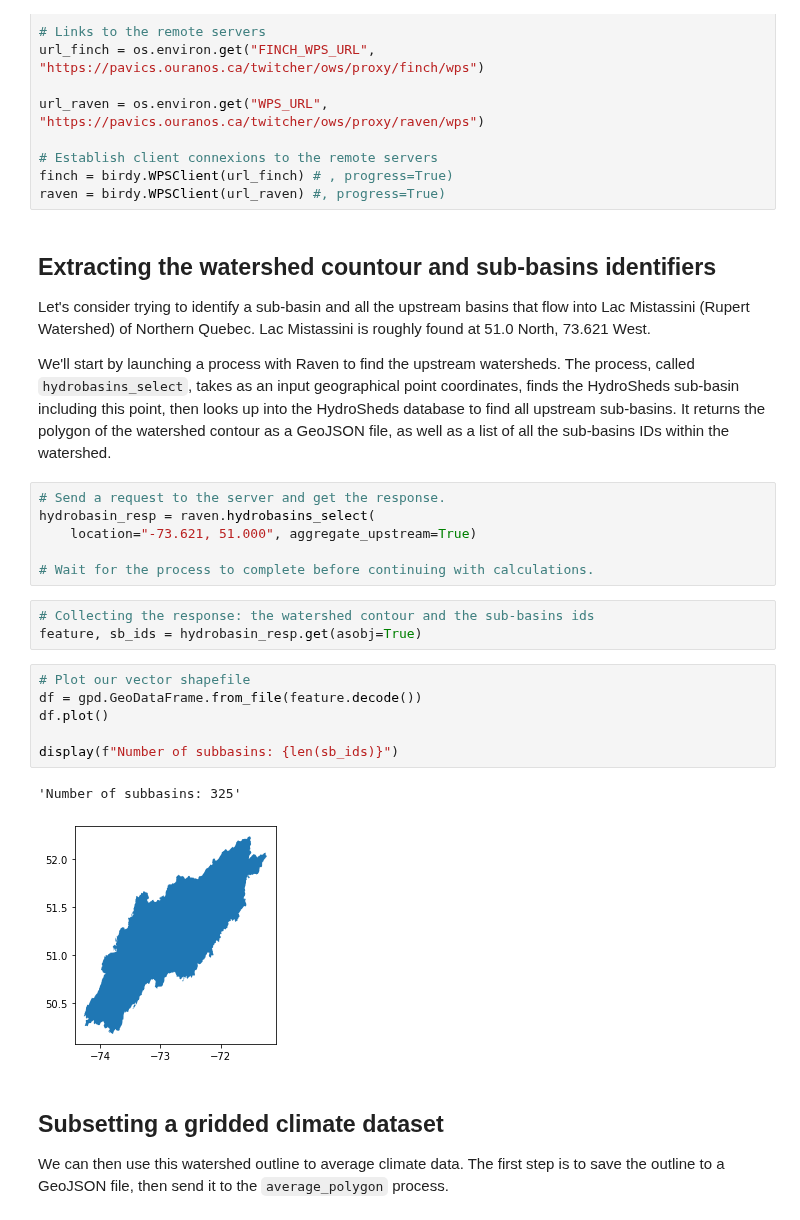
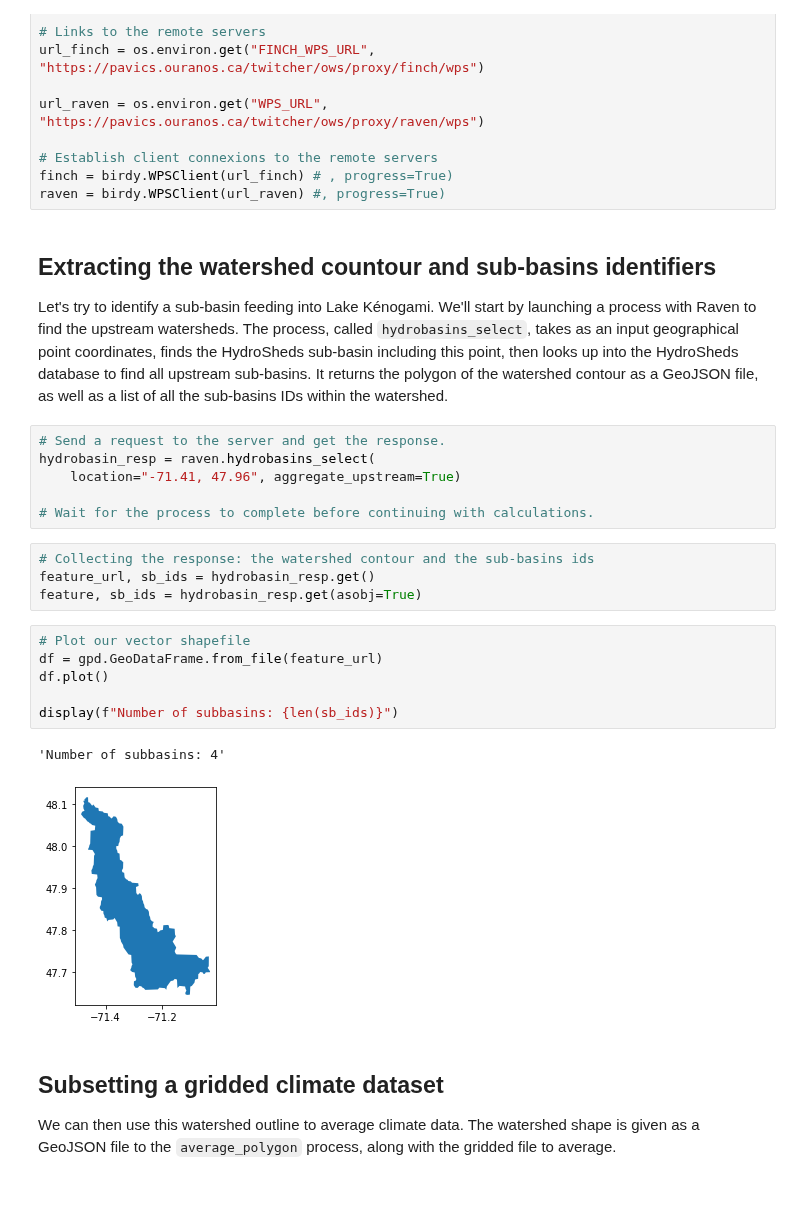
Before and after one commit to Ouranosinc/raven, a Jupyter notebook: docs/source/notebooks/Subset_climate_data_over_watershed.ipynb, the cells around one changed output. Drawn from its saved outputs; the diff is of its cells as text; blank space fills up the shorter version.

```diff
--- a/docs/source/notebooks/Subset_climate_data_over_watershed.ipynb
+++ b/docs/source/notebooks/Subset_climate_data_over_watershed.ipynb
@@ -30,28 +30,27 @@ raven = birdy.WPSClient(url_raven) #, progress=True)
 # %% [markdown]
 ## Extracting the watershed countour and sub-basins identifiers
 
-Let's consider trying to identify a sub-basin and all the upstream basins that flow into Lac Mistassini (Rupert Watershed) of Northern Quebec. Lac Mistassini is roughly found at 51.0 North, 73.621 West.
-
-We'll start by launching a process with Raven to find the upstream watersheds. The process, called `hydrobasins_select`, takes as an input geographical point coordinates, finds the HydroSheds sub-basin including this point, then looks up into the HydroSheds database to find all upstream sub-basins. It returns the polygon of the watershed contour as a GeoJSON file, as well as a list of all the sub-basins IDs within the watershed.
+Let's try to identify a sub-basin feeding into Lake Kénogami. We'll start by launching a process with Raven to find the upstream watersheds. The process, called `hydrobasins_select`, takes as an input geographical point coordinates, finds the HydroSheds sub-basin including this point, then looks up into the HydroSheds database to find all upstream sub-basins. It returns the polygon of the watershed contour as a GeoJSON file, as well as a list of all the sub-basins IDs within the watershed.
 # %%
 # Send a request to the server and get the response.
 hydrobasin_resp = raven.hydrobasins_select(
-    location="-73.621, 51.000", aggregate_upstream=True)
+    location="-71.41, 47.96", aggregate_upstream=True)
 
 # Wait for the process to complete before continuing with calculations.
 # %%
 # Collecting the response: the watershed contour and the sub-basins ids
+feature_url, sb_ids = hydrobasin_resp.get()
 feature, sb_ids = hydrobasin_resp.get(asobj=True)
 # %%
 # Plot our vector shapefile
-df = gpd.GeoDataFrame.from_file(feature.decode())
+df = gpd.GeoDataFrame.from_file(feature_url)
 df.plot()
 
 display(f"Number of subbasins: {len(sb_ids)}")
 # %% [output]
-'Number of subbasins: 325'
+'Number of subbasins: 4'
-[figure, old version]
+[figure, new version]
 # %% [markdown]
 ## Subsetting a gridded climate dataset
 
-We can then use this watershed outline to average climate data. The first step is to save the outline to a GeoJSON file, then send it to the `average_polygon` process.
+We can then use this watershed outline to average climate data. The watershed shape is given as a GeoJSON file to the `average_polygon` process, along with the gridded file to average.
```
Also changed, not shown: parts of 3 cells of this notebook, 5 other files.
